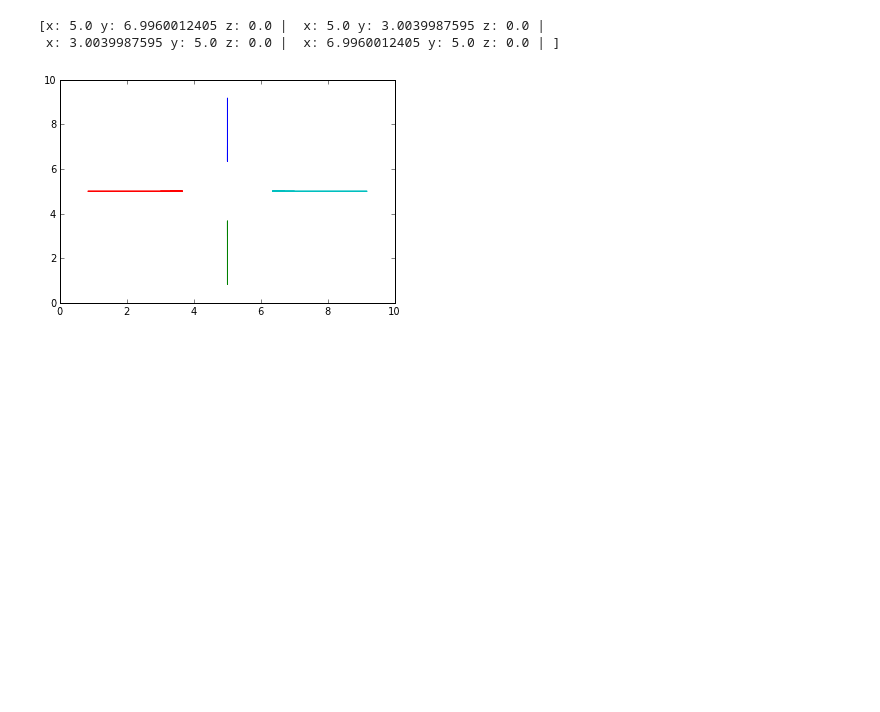
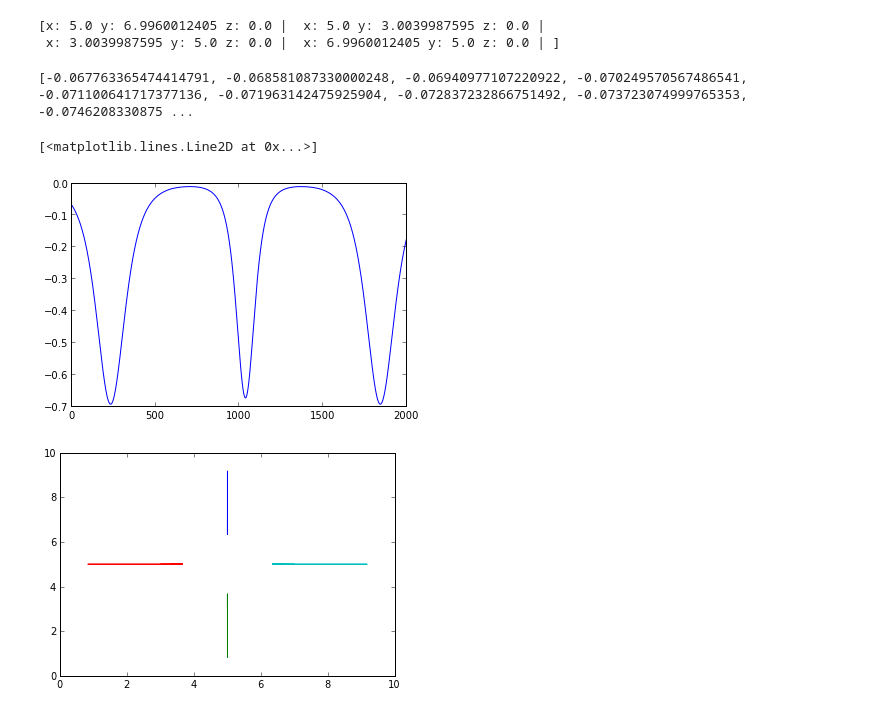
Before and after one commit to johnymontana/CSCI_577, a Jupyter notebook: Molecular_Dynamics.ipynb, the cells around one changed output. Drawn from its saved outputs; the diff is of its cells as text; code cells hidden in the pictures; blank space fills up the shorter version.

Commit message:
add potential energy

```diff
--- a/Molecular_Dynamics.ipynb
+++ b/Molecular_Dynamics.ipynb
@@ -201,15 +201,20 @@ class Force:
     def __init__(self, container):
         self.container = container
         self.dist_matrix = np.array([])
+        self.dMatrixSumSqs = np.array([])
         pass
 
     def __call__(self):
         return self.fnrgAcc()
 
     def potential_energy(self, eps=1., sig=1.):
-        # r = self.container.part_locations ?
+        # r = self.container.part_Sqlocations ?
         # something like this: return 4 * eps * ((sig/r)**12 - (sig/r)**6)
-        pass
+        #r = self.dMatrixSumSqs
+        rgBuild = (4 * eps) * ((2 * (sig**12 / self.dMatrixSumSqs**6)) - (sig**6 / self.dMatrixSumSqs**3))
+        #return 4 * eps * ((sig/r)**12 - (sig/r)**6)
+        rgBuild = np.nan_to_num(rgBuild)
+        return sum(rgBuild)
 
     # Acceleration calculation
     # input:
@@ -250,6 +255,7 @@ class Force:
         #enforceBounds(self.container.L, distanceMatrix)
         distanceMatrix = vBounds(distanceMatrix, self.container.L)
         dMatrixSumSqs = vSumSquares(distanceMatrix)
+        self.dMatrixSumSqs = dMatrixSumSqs
         #rgBuild = (24 * eps / float64(rgPos // transpose(rgPos))) * \
         #        (2 * (sig**12 / float64(rgPos // transpose(rgPos))**6) - \
         #        (sig**6 / float64(rgPos // transpose(rgPos))**3))
@@ -379,12 +385,14 @@ state_list = []
 dist_matrix_list = []
 accel_list = []
 vel_list = []
+potential_energy_list = []
 count = 0
 while count < 2000:
     i.integrate()
     state_list.append(c.part_locations)
     #dist_matrix_list.append(f.dist_matrix)
     accel_list.append(c.part_accelerations)
+    potential_energy_list.append(f.potential_energy())
     #vel_list.append(c.part_velocities)
     count += 1
 # %%
@@ -394,3 +400,12 @@ state_array = np.array(state_list)
+# %%
+print potential_energy_list
+# %% [output]
+[-0.067763365474414791, -0.068581087330000248, -0.06940977107220922, -0.070249570567486541, -0.071100641717377136, -0.071963142475925904, -0.072837232866751492, -0.073723074999765353, -0.0746208330875 ...
+# %%
+plot (potential_energy_list)
+# %% [output]
+[<matplotlib.lines.Line2D at 0x...>]
+[figure, added]
 # %%
 #m1_x = []
 #m1_y = []
```
Also changed, not shown: parts of 1 cell of this notebook.
